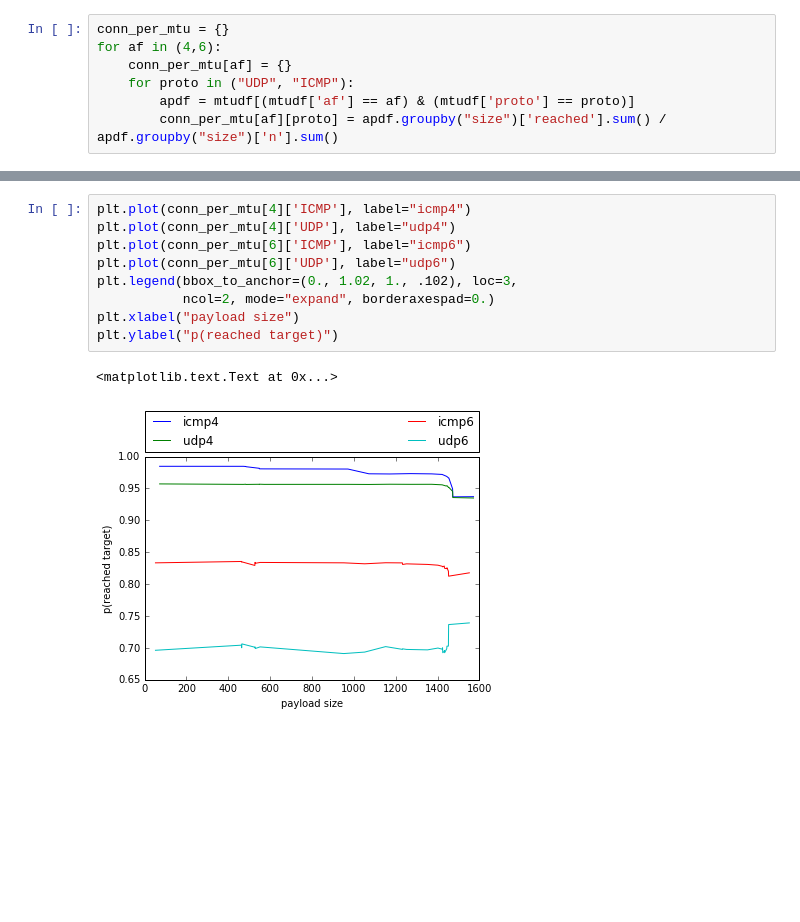
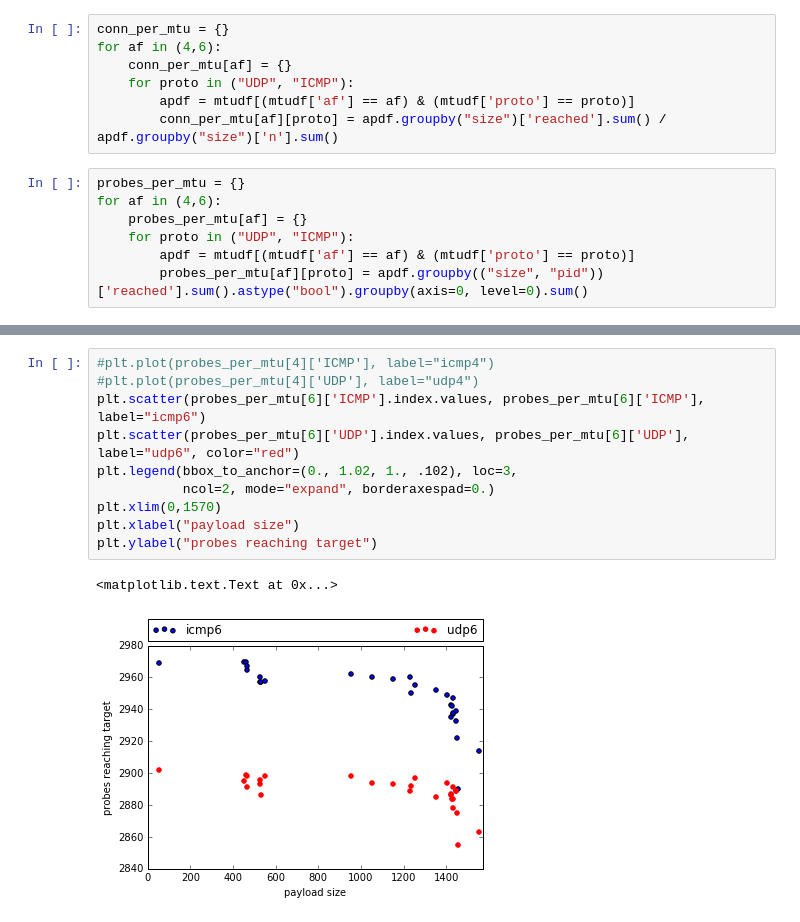
Before and after one commit to mami-project/udpdiff, a Jupyter notebook: atlas_probe_conn_Jan16/probe_udp_mtu.ipynb, the cells around one changed output, grey strips where cells are left out. Drawn from its saved outputs; the diff is of its cells as text; blank space fills up the shorter version.

```diff
--- a/atlas_probe_conn_Jan16/probe_udp_mtu.ipynb
+++ b/atlas_probe_conn_Jan16/probe_udp_mtu.ipynb
@@ -285,3 +282,10 @@ for af in (4,6):
     for proto in ("UDP", "ICMP"):
         apdf = mtudf[(mtudf['af'] == af) & (mtudf['proto'] == proto)]
         conn_per_mtu[af][proto] = apdf.groupby("size")['reached'].sum() / apdf.groupby("size")['n'].sum()
+# %%
+probes_per_mtu = {}
+for af in (4,6):
+    probes_per_mtu[af] = {}
+    for proto in ("UDP", "ICMP"):
+        apdf = mtudf[(mtudf['af'] == af) & (mtudf['proto'] == proto)]
+        probes_per_mtu[af][proto] = apdf.groupby(("size", "pid"))['reached'].sum().astype("bool").groupby(axis=0, level=0).sum()
@@ -288,12 +323,13 @@ for af in (4,6):
 # %%
-plt.plot(conn_per_mtu[4]['ICMP'], label="icmp4")
-plt.plot(conn_per_mtu[4]['UDP'], label="udp4")
-plt.plot(conn_per_mtu[6]['ICMP'], label="icmp6")
-plt.plot(conn_per_mtu[6]['UDP'], label="udp6")
+#plt.plot(probes_per_mtu[4]['ICMP'], label="icmp4")
+#plt.plot(probes_per_mtu[4]['UDP'], label="udp4")
+plt.scatter(probes_per_mtu[6]['ICMP'].index.values, probes_per_mtu[6]['ICMP'], label="icmp6")
+plt.scatter(probes_per_mtu[6]['UDP'].index.values, probes_per_mtu[6]['UDP'], label="udp6", color="red")
 plt.legend(bbox_to_anchor=(0., 1.02, 1., .102), loc=3,
            ncol=2, mode="expand", borderaxespad=0.)
+plt.xlim(0,1570)
 plt.xlabel("payload size")
-plt.ylabel("p(reached target)")
+plt.ylabel("probes reaching target")
 # %% [output]
 <matplotlib.text.Text at 0x...>
-[figure, old version]
+[figure, new version]
```
Also changed, not shown: parts of 4 cells of this notebook.
